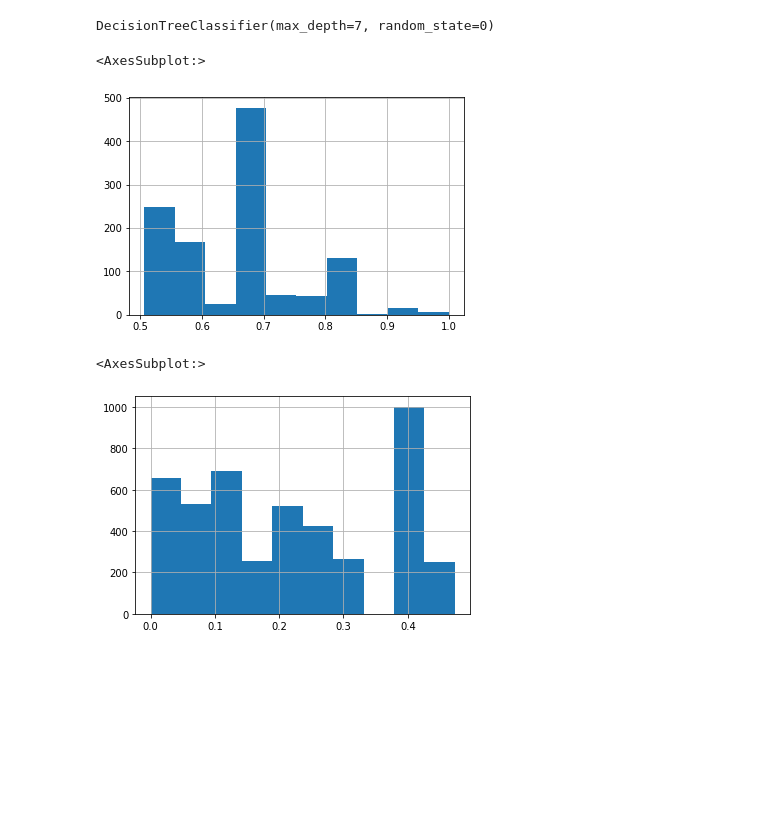
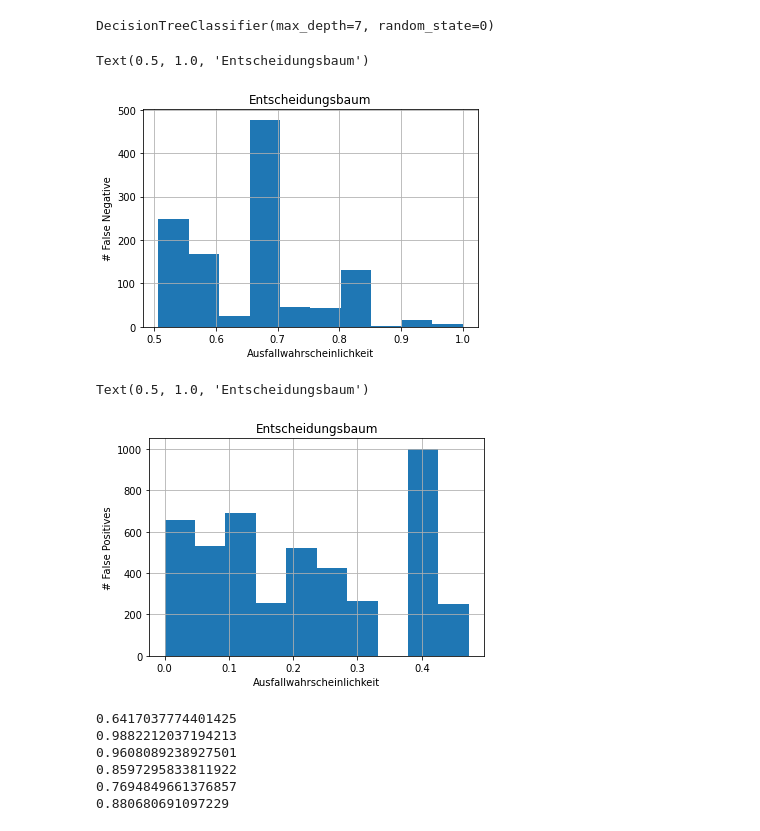
Before and after one commit to robertgraefe/Masterarbeit, a Jupyter notebook: Jupyter Notebook/5. Models/Esembler/2. Decision Tree/2.6. Model Decision All.ipynb, the cells around one changed output. Saved outputs shown, nothing was run; the diff lists cells and outputs as text; code cells hidden in the pictures; blank space fills up the shorter version.

```diff
--- a/Jupyter Notebook/5. Models/Esembler/2. Decision Tree/2.6. Model Decision All.ipynb
+++ b/Jupyter Notebook/5. Models/Esembler/2. Decision Tree/2.6. Model Decision All.ipynb
@@ -413,11 +414,17 @@ defaults = df[df["predicted"] > 0.5]
 paybacks = df[df["predicted"] < 0.5]
 # %%
 defaults[defaults["actual"] == 0]["predicted"].hist()
+plt.xlabel("Ausfallwahrscheinlichkeit")
+plt.ylabel("# False Negative")
+plt.title("Entscheidungsbaum")
 # %% [output]
-<AxesSubplot:>
+Text(0.5, 1.0, 'Entscheidungsbaum')
-[figure, old version]
+[figure, new version]
 # %%
 paybacks[paybacks["actual"] == 1]["predicted"].hist()
+plt.xlabel("Ausfallwahrscheinlichkeit")
+plt.ylabel("# False Positives")
+plt.title("Entscheidungsbaum")
 # %% [output]
-<AxesSubplot:>
+Text(0.5, 1.0, 'Entscheidungsbaum')
-[figure, old version]
+[figure, new version]
@@ -423,0 +435,46 @@ paybacks[paybacks["actual"] == 1]["predicted"].hist()
+# %%
+simulation = pd.read_csv(DATASET_DIR / "5. Simulation" / "app_train25.csv")
+
+simulation = simulation.set_index("SK_ID_CURR")
+
+x = simulation[model_application_data["keep"]]
+
+y = simulation["TARGET"]
+
+predicted = pd.DataFrame(model_application.predict_proba(x), index=simulation.index)
+predicted.columns = ["A_PAYBACK", "A_DEFAULT"]
+
+test.loc[:,"A_PAYBACK"] = predicted["A_PAYBACK"]
+test.loc[:,"A_DEFAULT"] = predicted["A_DEFAULT"]
+
+test = test.drop(["TARGET"],axis=1)
+
+df = pd.DataFrame({"actual":simulation["TARGET"], "predicted": model.predict_proba(test)[:,1]})
+
+(tn,fp),(fn,tp)=confusion_matrix(simulation["TARGET"], model.predict(test))
+
+# TPR
+TPR = R = tp/(tp+fn)
+print(TPR)
+# TNR
+TNR = tn/(tn+fp)
+print(TNR)
+# Precision
+P = tp/(tp+fp)
+print(P)
+# NPV
+NPV = tn/(tn+fn)
+print(NPV)
+# F-Score
+F = 2*P*R/(P+R)
+print(F)
+# Accuracy
+A = (tp+tn)/(tp+tn+fp+fn)
+print(A)
+# %% [output]
+0.6417037774401425
+0.9882212037194213
+0.9608089238927501
+0.8597295833811922
+0.7694849661376857
+0.880680691097229
```
Also changed, not shown: parts of 9 cells of this notebook, 10 other files.
